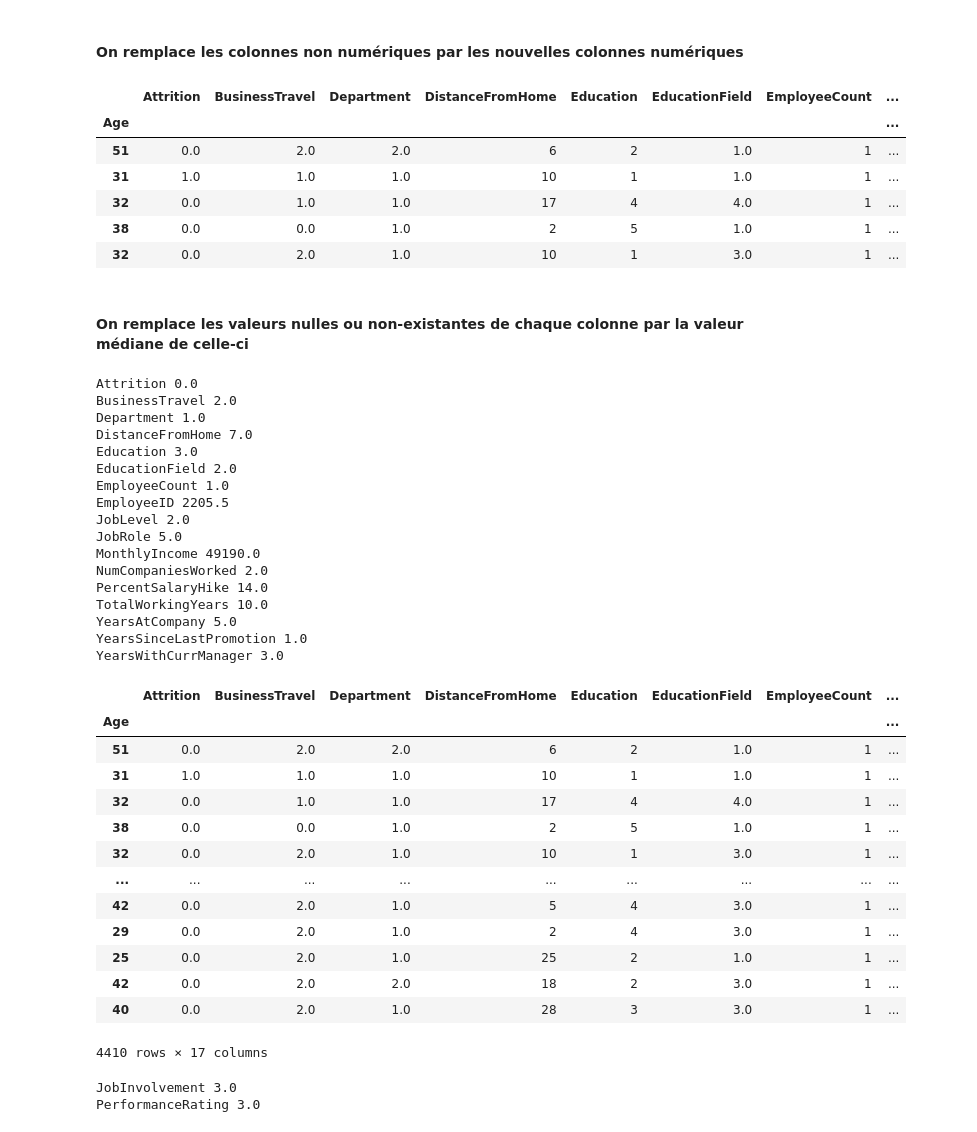
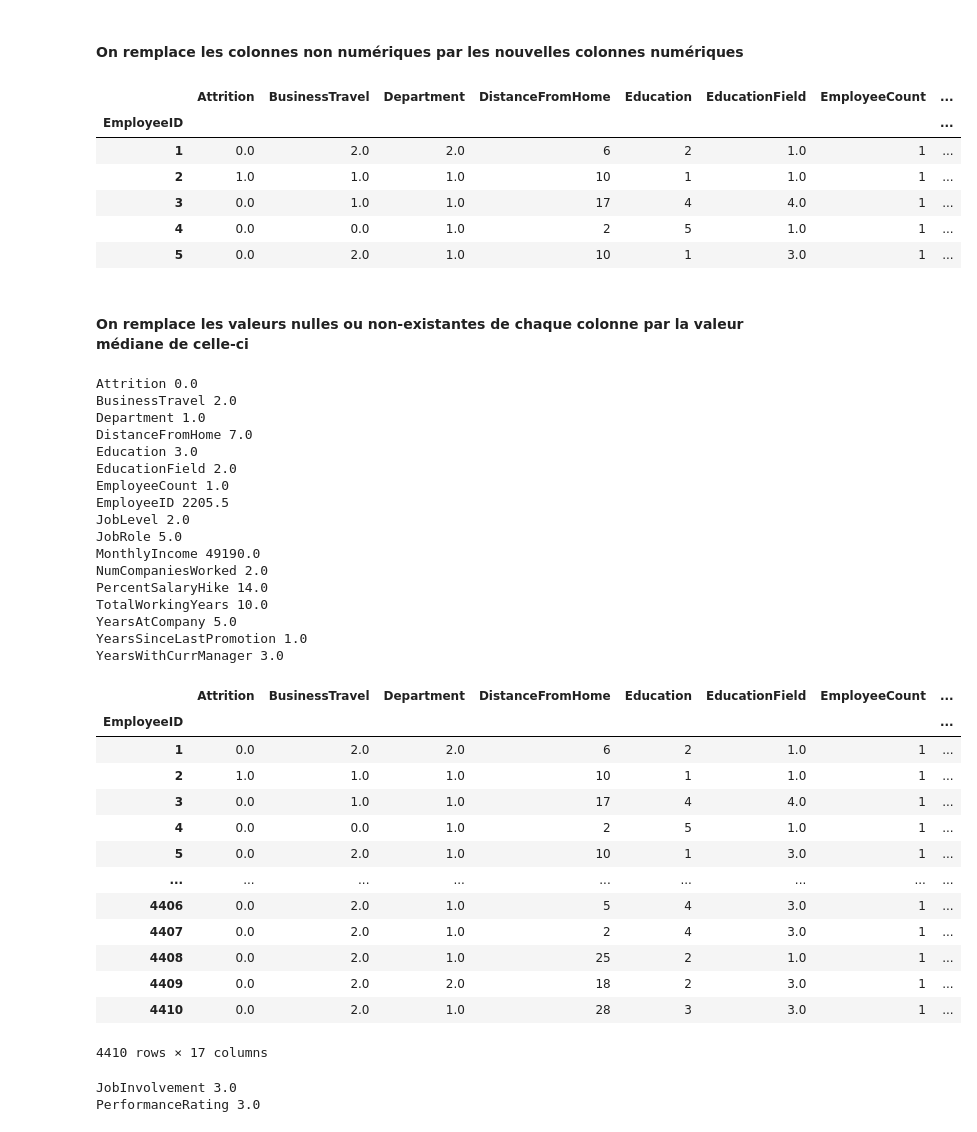
Before and after one commit to ArkaniosCesi/IA_project, a Jupyter notebook: Groupe2_IA.ipynb, the cells around one changed output. Cells and saved outputs as stored; diff of their text form; code cells hidden in the pictures.

```diff
--- a/Groupe2_IA.ipynb
+++ b/Groupe2_IA.ipynb
@@ -151,15 +151,17 @@ plt.show()
 # %% [markdown]
 On retire les colonnes inutiles de la table "general_data"
 # %%
-gd = data["general_data"].copy()
+gd_copy = data["general_data"].copy()
 
-gd.drop("MaritalStatus", axis=1, inplace=True)
-gd.drop("Over18", axis=1, inplace=True)
-gd.drop("StandardHours", axis=1, inplace=True)
-gd.drop("StockOptionLevel", axis=1, inplace=True)
-gd.drop("TrainingTimesLastYear", axis=1, inplace=True)
-gd.drop("Gender", axis=1, inplace=True)
+gd_copy.set_index("EmployeeID", inplace=True)
 
-gd.head()
+gd_copy.drop("MaritalStatus", axis=1, inplace=True)
+gd_copy.drop("Over18", axis=1, inplace=True)
+gd_copy.drop("StandardHours", axis=1, inplace=True)
+gd_copy.drop("StockOptionLevel", axis=1, inplace=True)
+gd_copy.drop("TrainingTimesLastYear", axis=1, inplace=True)
+gd_copy.drop("Gender", axis=1, inplace=True)
+
+gd_copy.head()
 # %% [output]
 |  | Attrition | BusinessTravel | Department | DistanceFromHome | Education | EducationField | EmployeeCount | ... |
@@ -198,7 +200,7 @@ fields_to_change = [
 fields_encoded = {}
 
 for ftc in fields_to_change:
-    field = gd[[ftc]]
+    field = gd_copy[[ftc]]
     ordinal_encoder = OrdinalEncoder()
     field_encoded = ordinal_encoder.fit_transform(field)
     fields_encoded[ftc] = field_encoded
@@ -226,57 +228,57 @@ fields_encoded
 #### On remplace les colonnes non numériques par les nouvelles colonnes numériques
 # %%
 for key in fields_encoded.keys():
-    gd[key] = fields_encoded[key]
+    gd_copy[key] = fields_encoded[key]
 
-gd.head()
+gd_copy.head()
 # %% [output]
 |  | Attrition | BusinessTravel | Department | DistanceFromHome | Education | EducationField | EmployeeCount | ... |
-| Age |  |  |  |  |  |  |  | ... |
-| 51 | 0.0 | 2.0 | 2.0 | 6 | 2 | 1.0 | 1 | ... |
-| 31 | 1.0 | 1.0 | 1.0 | 10 | 1 | 1.0 | 1 | ... |
-| 32 | 0.0 | 1.0 | 1.0 | 17 | 4 | 4.0 | 1 | ... |
-| 38 | 0.0 | 0.0 | 1.0 | 2 | 5 | 1.0 | 1 | ... |
-| 32 | 0.0 | 2.0 | 1.0 | 10 | 1 | 3.0 | 1 | ... |
+| EmployeeID |  |  |  |  |  |  |  | ... |
+| 1 | 0.0 | 2.0 | 2.0 | 6 | 2 | 1.0 | 1 | ... |
+| 2 | 1.0 | 1.0 | 1.0 | 10 | 1 | 1.0 | 1 | ... |
+| 3 | 0.0 | 1.0 | 1.0 | 17 | 4 | 4.0 | 1 | ... |
+| 4 | 0.0 | 0.0 | 1.0 | 2 | 5 | 1.0 | 1 | ... |
+| 5 | 0.0 | 2.0 | 1.0 | 10 | 1 | 3.0 | 1 | ... |
 # %% [markdown]
 #### On remplace les valeurs nulles ou non-existantes de chaque colonne par la valeur médiane de celle-ci
 # %%
-for column in gd.keys():
-    median = gd[column].median()
+for column in gd_copy.keys():
+    median = gd_copy[column].median()
     print(column, median)
-    gd[column].fillna(median, inplace=True)
+    gd_copy[column].fillna(median, inplace=True)
 
-gd
+gd_copy
 # %% [output]
 Attrition 0.0
 BusinessTravel 2.0
 Department 1.0
 DistanceFromHome 7.0
 Education 3.0
 EducationField 2.0
 EmployeeCount 1.0
 EmployeeID 2205.5
 JobLevel 2.0
 JobRole 5.0
 MonthlyIncome 49190.0
 NumCompaniesWorked 2.0
 PercentSalaryHike 14.0
 TotalWorkingYears 10.0
 YearsAtCompany 5.0
 YearsSinceLastPromotion 1.0
 YearsWithCurrManager 3.0
 |  | Attrition | BusinessTravel | Department | DistanceFromHome | Education | EducationField | EmployeeCount | ... |
-| Age |  |  |  |  |  |  |  | ... |
-| 51 | 0.0 | 2.0 | 2.0 | 6 | 2 | 1.0 | 1 | ... |
-| 31 | 1.0 | 1.0 | 1.0 | 10 | 1 | 1.0 | 1 | ... |
-| 32 | 0.0 | 1.0 | 1.0 | 17 | 4 | 4.0 | 1 | ... |
-| 38 | 0.0 | 0.0 | 1.0 | 2 | 5 | 1.0 | 1 | ... |
-| 32 | 0.0 | 2.0 | 1.0 | 10 | 1 | 3.0 | 1 | ... |
+| EmployeeID |  |  |  |  |  |  |  | ... |
+| 1 | 0.0 | 2.0 | 2.0 | 6 | 2 | 1.0 | 1 | ... |
+| 2 | 1.0 | 1.0 | 1.0 | 10 | 1 | 1.0 | 1 | ... |
+| 3 | 0.0 | 1.0 | 1.0 | 17 | 4 | 4.0 | 1 | ... |
+| 4 | 0.0 | 0.0 | 1.0 | 2 | 5 | 1.0 | 1 | ... |
+| 5 | 0.0 | 2.0 | 1.0 | 10 | 1 | 3.0 | 1 | ... |
 | ... | ... | ... | ... | ... | ... | ... | ... | ... |
-| 42 | 0.0 | 2.0 | 1.0 | 5 | 4 | 3.0 | 1 | ... |
-| 29 | 0.0 | 2.0 | 1.0 | 2 | 4 | 3.0 | 1 | ... |
-| 25 | 0.0 | 2.0 | 1.0 | 25 | 2 | 1.0 | 1 | ... |
-| 42 | 0.0 | 2.0 | 2.0 | 18 | 2 | 3.0 | 1 | ... |
-| 40 | 0.0 | 2.0 | 1.0 | 28 | 3 | 3.0 | 1 | ... |
+| 4406 | 0.0 | 2.0 | 1.0 | 5 | 4 | 3.0 | 1 | ... |
+| 4407 | 0.0 | 2.0 | 1.0 | 2 | 4 | 3.0 | 1 | ... |
+| 4408 | 0.0 | 2.0 | 1.0 | 25 | 2 | 1.0 | 1 | ... |
+| 4409 | 0.0 | 2.0 | 2.0 | 18 | 2 | 3.0 | 1 | ... |
+| 4410 | 0.0 | 2.0 | 1.0 | 28 | 3 | 3.0 | 1 | ... |
 4410 rows × 17 columns
 # %%
 manager_survey_copy = data["manager_survey_data"].copy()
```
Also changed, not shown: parts of 3 cells of this notebook.
